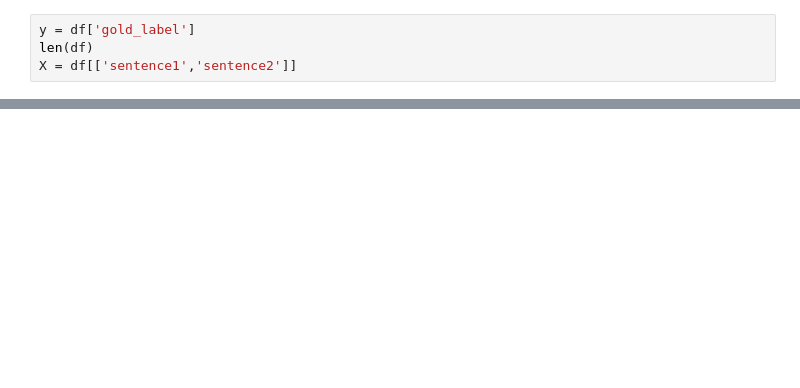
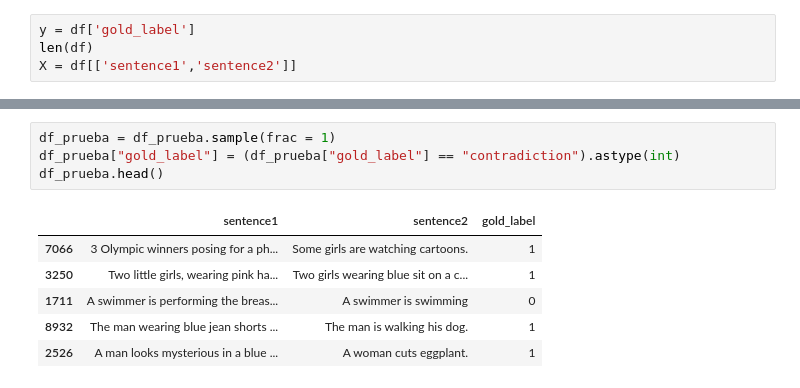
Before and after one commit to Manditar2/NLI-con-red-neuronal-LSTM, a Jupyter notebook: Proyecto_data_science.ipynb, the cells around one changed output, grey strips where cells are left out. Drawn from its saved outputs; the diff is of its cells as text; blank space fills up the shorter version.

```diff
--- a/Proyecto_data_science.ipynb
+++ b/Proyecto_data_science.ipynb
@@ -264,0 +394,11 @@ def gloveWork(archivo,vocabulario):
+# %%
+df_prueba = df_prueba.sample(frac = 1)
+df_prueba["gold_label"] = (df_prueba["gold_label"] == "contradiction").astype(int)
+df_prueba.head()
+# %% [output]
+|  | sentence1 | sentence2 | gold_label |
+| 7066 | 3 Olympic winners posing for a ph... | Some girls are watching cartoons. | 1 |
+| 3250 | Two little girls, wearing pink ha... | Two girls wearing blue sit on a c... | 1 |
+| 1711 | A swimmer is performing the breas... | A swimmer is swimming | 0 |
+| 8932 | The man wearing blue jean shorts ... | The man is walking his dog. | 1 |
+| 2526 | A man looks mysterious in a blue ... | A woman cuts eggplant. | 1 |
```
Also changed, not shown: parts of 44 cells of this notebook.
